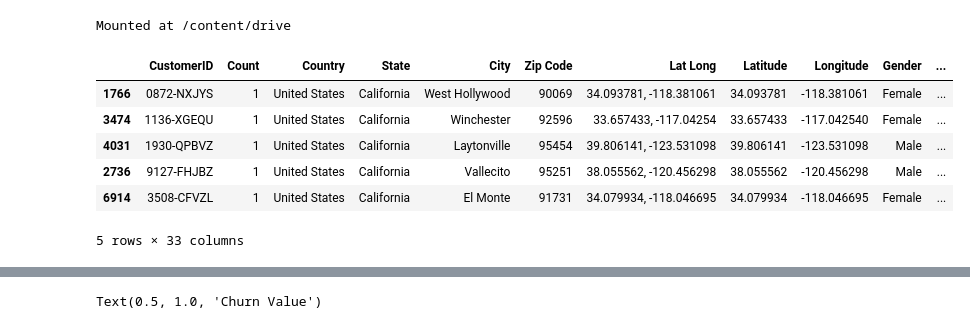
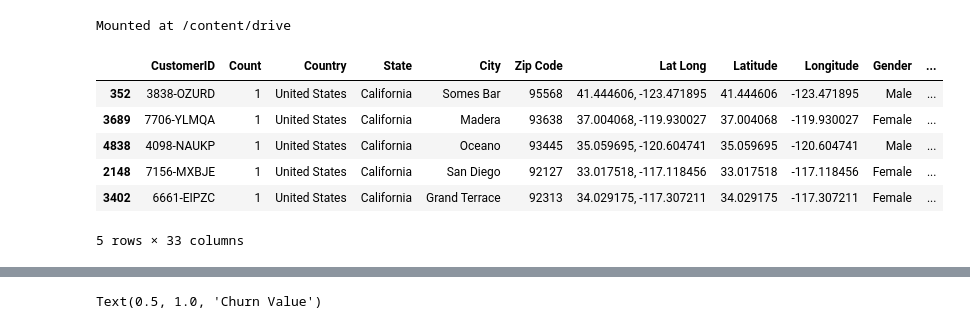
Before and after one commit to rfih/Dibimbing---DSDA, a Jupyter notebook: Assignment Day 13 - Fundamentals of Data Visualization/AS_DS33B_Day 13 - Data Visualization_Rizky Febri Ibra Habibie .ipynb, the cells around one changed output, grey strips where cells are left out. Drawn from its saved outputs; the diff is of its cells as text; code cells hidden in the pictures.

```diff
--- a/Assignment Day 13 - Fundamentals of Data Visualization/AS_DS33B_Day 13 - Data Visualization_Rizky Febri Ibra Habibie .ipynb
+++ b/Assignment Day 13 - Fundamentals of Data Visualization/AS_DS33B_Day 13 - Data Visualization_Rizky Febri Ibra Habibie .ipynb
@@ -132,15 +132,15 @@ drive.mount('/content/drive')
 # %% [output]
 Mounted at /content/drive
 # %%
-churn_df = pd.read_csv("/content/drive/MyDrive/Colab Notebooks/Dibimbing/Assignment Day 13 - Fundamentals of Data Visualization/Telco_customer_churn.csv")
+churn_df = pd.read_csv("/Users/hbb/Document/Dibimbing---DSDA/Assignment Day 13 - Fundamentals of Data Visualization/Telco_customer_churn.csv")
 churn_df.sample(5)
 # %% [output]
 |  | CustomerID | Count | Country | State | City | Zip Code | Lat Long | Latitude | Longitude | Gender | ... |
-| 1766 | 0872-NXJYS | 1 | United States | California | West Hollywood | 90069 | 34.093781, -118.381061 | 34.093781 | -118.381061 | Female | ... |
-| 3474 | 1136-XGEQU | 1 | United States | California | Winchester | 92596 | 33.657433, -117.04254 | 33.657433 | -117.042540 | Female | ... |
-| 4031 | 1930-QPBVZ | 1 | United States | California | Laytonville | 95454 | 39.806141, -123.531098 | 39.806141 | -123.531098 | Male | ... |
-| 2736 | 9127-FHJBZ | 1 | United States | California | Vallecito | 95251 | 38.055562, -120.456298 | 38.055562 | -120.456298 | Male | ... |
-| 6914 | 3508-CFVZL | 1 | United States | California | El Monte | 91731 | 34.079934, -118.046695 | 34.079934 | -118.046695 | Female | ... |
+| 352 | 3838-OZURD | 1 | United States | California | Somes Bar | 95568 | 41.444606, -123.471895 | 41.444606 | -123.471895 | Male | ... |
+| 3689 | 7706-YLMQA | 1 | United States | California | Madera | 93638 | 37.004068, -119.930027 | 37.004068 | -119.930027 | Female | ... |
+| 4838 | 4098-NAUKP | 1 | United States | California | Oceano | 93445 | 35.059695, -120.604741 | 35.059695 | -120.604741 | Male | ... |
+| 2148 | 7156-MXBJE | 1 | United States | California | San Diego | 92127 | 33.017518, -117.118456 | 33.017518 | -117.118456 | Female | ... |
+| 3402 | 6661-EIPZC | 1 | United States | California | Grand Terrace | 92313 | 34.029175, -117.307211 | 34.029175 | -117.307211 | Female | ... |
 5 rows × 33 columns
 # %%
 churn_df.info()
```
Also changed, not shown: parts of 8 cells of this notebook, 12 other files.
